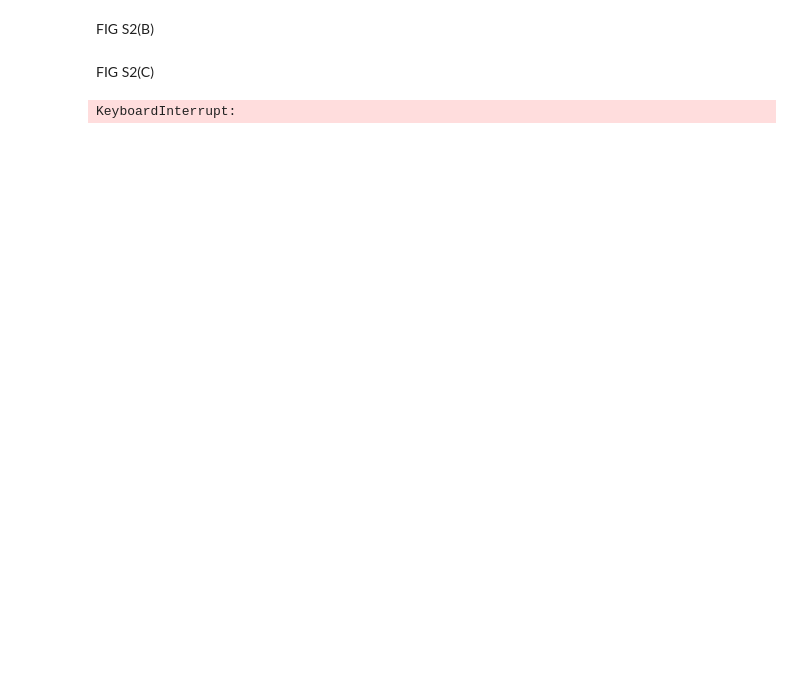
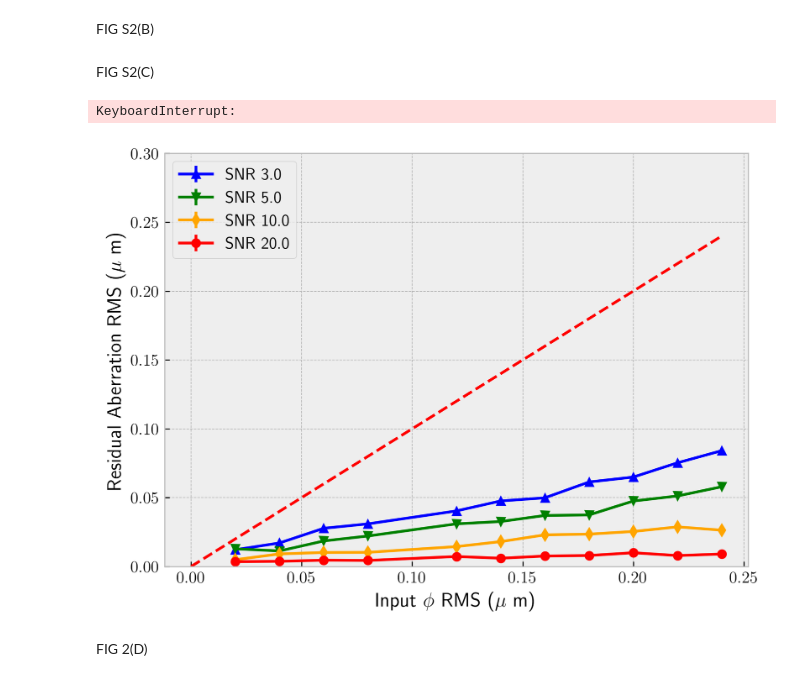
Before and after one commit to maxw179/summer_2026_lab, a Jupyter notebook: reproduce_johnson/reproduce_1p.ipynb, the cells around one changed output. Drawn from its saved outputs; the diff is of its cells as text; code cells hidden in the pictures; blank space fills up the shorter version.

```diff
--- a/reproduce_johnson/reproduce_1p.ipynb
+++ b/reproduce_johnson/reproduce_1p.ipynb
@@ -43,6 +42,15 @@ microscope = Microscope(N_order, lambd, n, num_apt, focal, mag, w_0, L_bfp, grid
 x, y = grid.get_xy()
 x_bfp = x * (L_bfp/ L_ffp)
 y_bfp = y * (L_bfp/ L_ffp)
+# %%
+#minor style things to make the figures look nice
+plt.style.use("bmh")
+plt.rcParams["figure.figsize"] = [548 / 72, 390 / 72]
+plt.rcParams["font.size"] = 12
+plt.rcParams['text.usetex'] = True
+plt.rcParams["figure.dpi"] = 300
+import os
+os.environ["PATH"] += os.pathsep + "/Library/TeX/texbin"
 # %%
 f = np.load("images/usaf_resolution.npy")
 # %% [markdown]
@@ -151,3 +198,56 @@ np.save("results/gamma_1p_true.npy", c_true)
 np.save("results/gamma_1p_converged.npy", c_converged)
 # %% [output]
 KeyboardInterrupt:
+# %%
+SNR_vals = [3.0, 5.0, 10.0, 20.0]
+rms_vals = [0.02, 0.04, 0.06, 0.08, 0.12, 0.14, 0.16, 0.18, 0.20, 0.22, 0.24]
+num_samples = 1
+
+c_true = np.load("results/gamma_1p_true.npy")
+c_converged = np.load("results/gamma_1p_converged.npy")
+modes = get_johnson_modes()
+
+fig, ax = plt.subplots(dpi=300)
+
+colors = ["blue", "green", "orange", "red"]
+markers = ["^", "v", "d", "o"]
+for j, SNR in enumerate(SNR_vals):
+    rms_list = np.zeros((len(rms_vals), num_samples))
+
+    for k, rms_bias in enumerate(rms_vals):
+        rms = np.zeros(num_samples)
+
+        for i in range(num_samples):
+            this_c_true = c_true[i, j, k]
+            this_c_converged = c_converged[i, j, k]
+
+            a_true = Aberration(modes, this_c_true)
+            a_converged = Aberration(modes, this_c_converged)
+
+            rms[i] = zernike_RMS_difference(a_true, a_converged, alpha)
+
+        rms_list[k] = rms * (523/1000)
+        #* 523 nm / wv * 1 mum /1000 nm
+
+    ax.errorbar(
+        rms_vals,
+        np.mean(rms_list, axis=1),
+        np.std(rms_list, axis=1),
+        label=f"SNR {SNR}",
+        marker = markers[j],
+        c = colors[j]
+    )
+
+ax.legend()
+#ax.set_xscale("log")
+#ax.set_yscale("log")
+ax.set_xlabel("Input $\phi$ RMS ($\mu$ m)")
+ax.set_ylabel("Residual Aberration RMS ($\mu$ m)")
+ax.set_ylim(0, 0.3)
+x = np.arange(0, 0.25, 0.01)
+ax.plot(x, x, ls = "dashed", color = "red")
+plt.savefig("figures/snr_input_rms")
+# %% [output]
+[figure, added]
+# %% [markdown]
+FIG 2(D)
```
Also changed, not shown: parts of 4 cells of this notebook, 1 other file.
